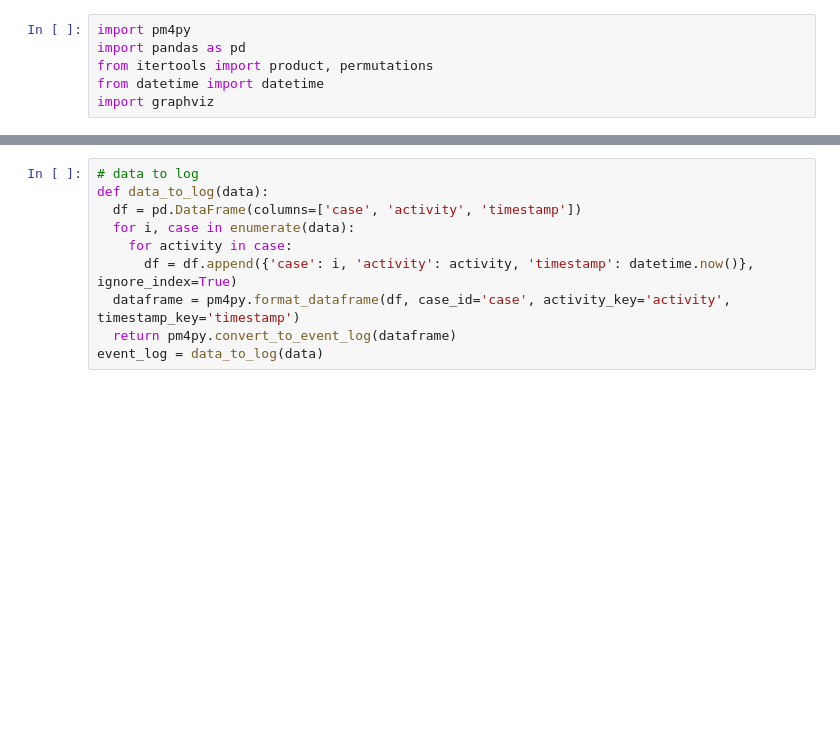
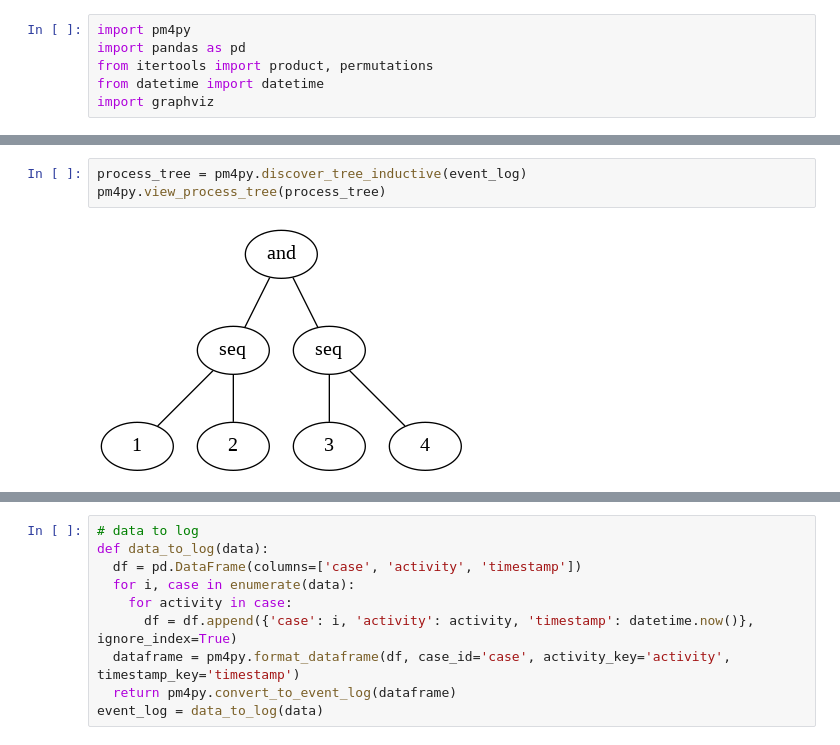
Before and after one commit to tomyaacov/process_mining, a Jupyter notebook: inductive_or.ipynb, the cells around one changed output, grey strips where cells are left out. Drawn from its saved outputs; the diff is of its cells as text; blank space fills up the shorter version.

```diff
--- a/inductive_or.ipynb
+++ b/inductive_or.ipynb
@@ -30,3 +79,8 @@ data = [[y for (x,y) in z] for z in l ]
+# %%
+process_tree = pm4py.discover_tree_inductive(event_log)
+pm4py.view_process_tree(process_tree)
+# %% [output]
+[figure, added]
 # %%
 # data generatioln
 l = [zip(w1,w2)
```
Also changed, not shown: parts of 11 cells of this notebook.
